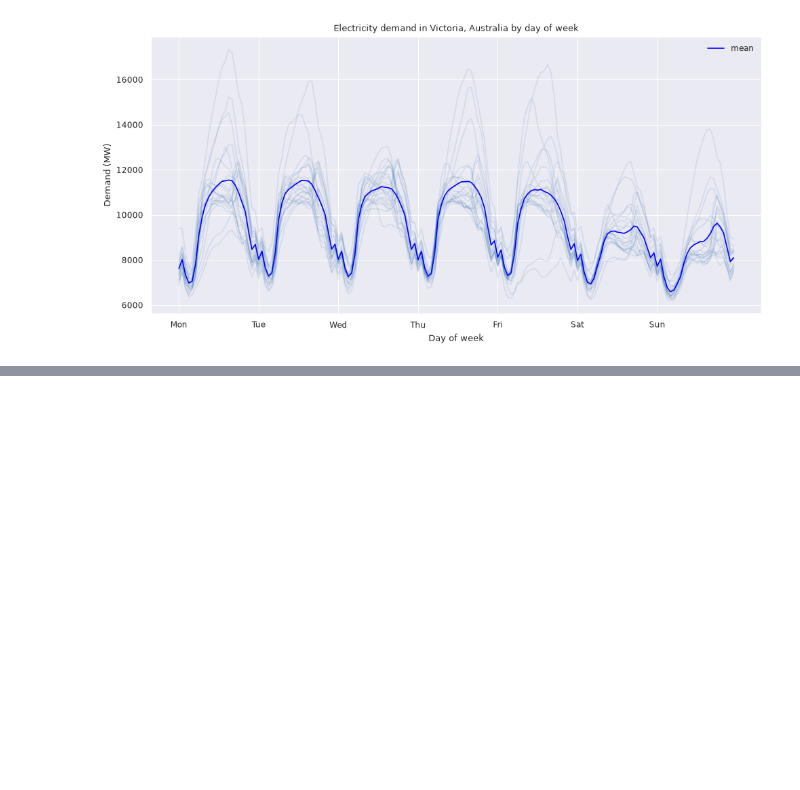
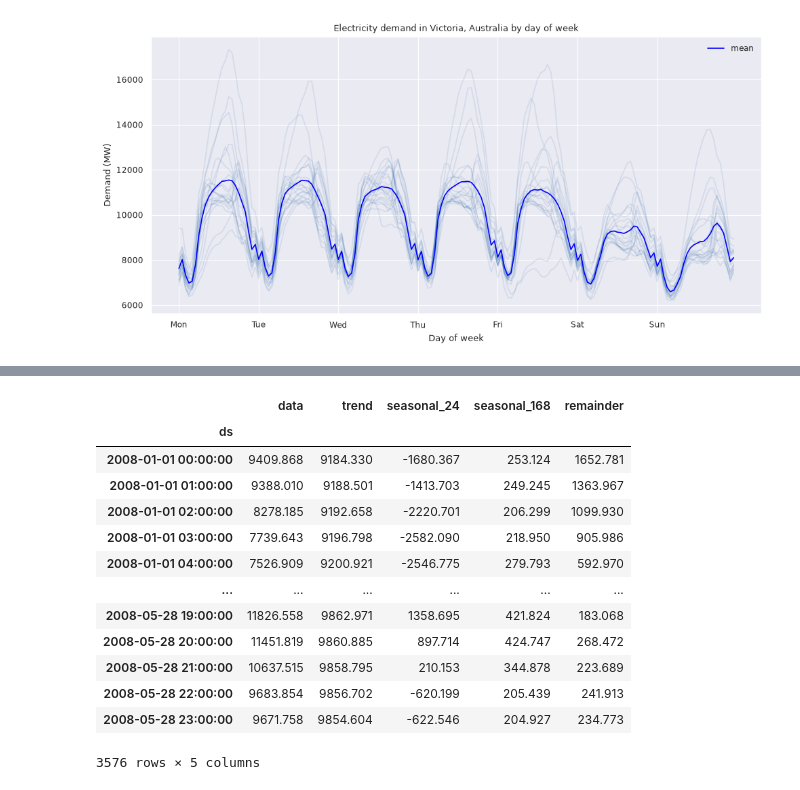
Before and after one commit to JayitaCh/Time-Series-Analysis, a Jupyter notebook: Ch4_1TimeSeriesDecomposition.ipynb, the cells around one changed output, grey strips where cells are left out. Saved outputs shown, nothing was run; the diff lists cells and outputs as text; code cells hidden in the pictures; blank space fills up the shorter version.

```diff
--- a/Ch4_1TimeSeriesDecomposition.ipynb
+++ b/Ch4_1TimeSeriesDecomposition.ipynb
@@ -542,0 +663,17 @@ KeyboardInterrupt:
+# %%
+mstl_dcmp.set_index('ds')
+# %% [output]
+|  | data | trend | seasonal_24 | seasonal_168 | remainder |
+| ds |  |  |  |  |  |
+| 2008-01-01 00:00:00 | 9409.868 | 9184.330 | -1680.367 | 253.124 | 1652.781 |
+| 2008-01-01 01:00:00 | 9388.010 | 9188.501 | -1413.703 | 249.245 | 1363.967 |
+| 2008-01-01 02:00:00 | 8278.185 | 9192.658 | -2220.701 | 206.299 | 1099.930 |
+| 2008-01-01 03:00:00 | 7739.643 | 9196.798 | -2582.090 | 218.950 | 905.986 |
+| 2008-01-01 04:00:00 | 7526.909 | 9200.921 | -2546.775 | 279.793 | 592.970 |
+| ... | ... | ... | ... | ... | ... |
+| 2008-05-28 19:00:00 | 11826.558 | 9862.971 | 1358.695 | 421.824 | 183.068 |
+| 2008-05-28 20:00:00 | 11451.819 | 9860.885 | 897.714 | 424.747 | 268.472 |
+| 2008-05-28 21:00:00 | 10637.515 | 9858.795 | 210.153 | 344.878 | 223.689 |
+| 2008-05-28 22:00:00 | 9683.854 | 9856.702 | -620.199 | 205.439 | 241.913 |
+| 2008-05-28 23:00:00 | 9671.758 | 9854.604 | -622.546 | 204.927 | 234.773 |
+3576 rows × 5 columns
```
Also changed, not shown: parts of 15 cells of this notebook.
